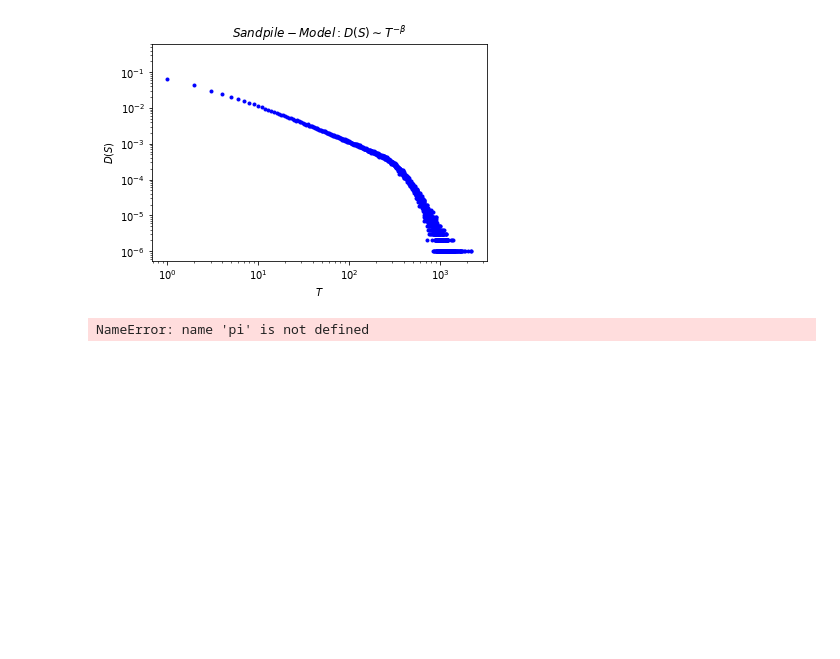
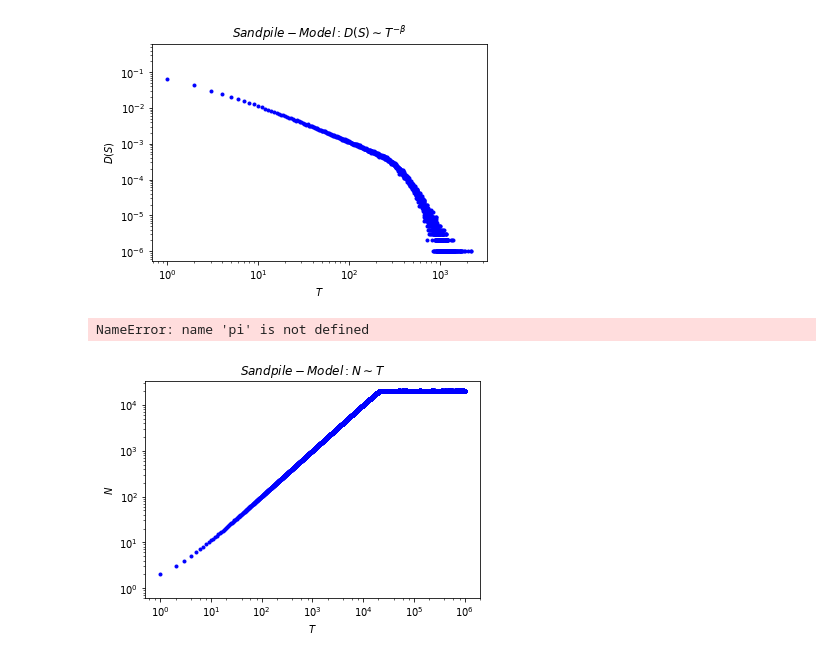
Before and after one commit to atztao/Networks, a Jupyter notebook: Exercise/Net2_ex1/Sandpile-Model.ipynb, the cells around one changed output. Saved outputs shown, nothing was run; the diff lists cells and outputs as text; code cells hidden in the pictures; blank space fills up the shorter version.

```diff
--- a/Exercise/Net2_ex1/Sandpile-Model.ipynb
+++ b/Exercise/Net2_ex1/Sandpile-Model.ipynb
@@ -195,3 +195,28 @@ plt.show()
 (pi + exp(1)).evalf()
 # %% [output]
 NameError: name 'pi' is not defined
+# %%
+import numpy as np
+import matplotlib.pyplot as plt
+
+lines3 = open("/home/zhangtao/Desktop/sandpile-model_N.txt").readlines()
+for i in range(len(lines3)):
+    lines3[i] = lines3[i].strip('\n')
+
+S3 = range (0,1000000,1)
+P3 = []
+
+for i in range(len(lines3)):
+    P3.append(int(lines3[i]))
+
+P3 =np.asarray(P3)
+
+plt.title(r"$Sandpile-Model:N \sim T$")
+plt.xlabel(r"$T$")
+plt.ylabel(r"$N$")
+plt.loglog(S3,P3,'.b')
+#plt.plot(S,P /100000)
+plt.savefig("sandpile_model_T.png")
+plt.show()
+# %% [output]
+[figure, added]
```
Also changed, not shown: 18 other files.
